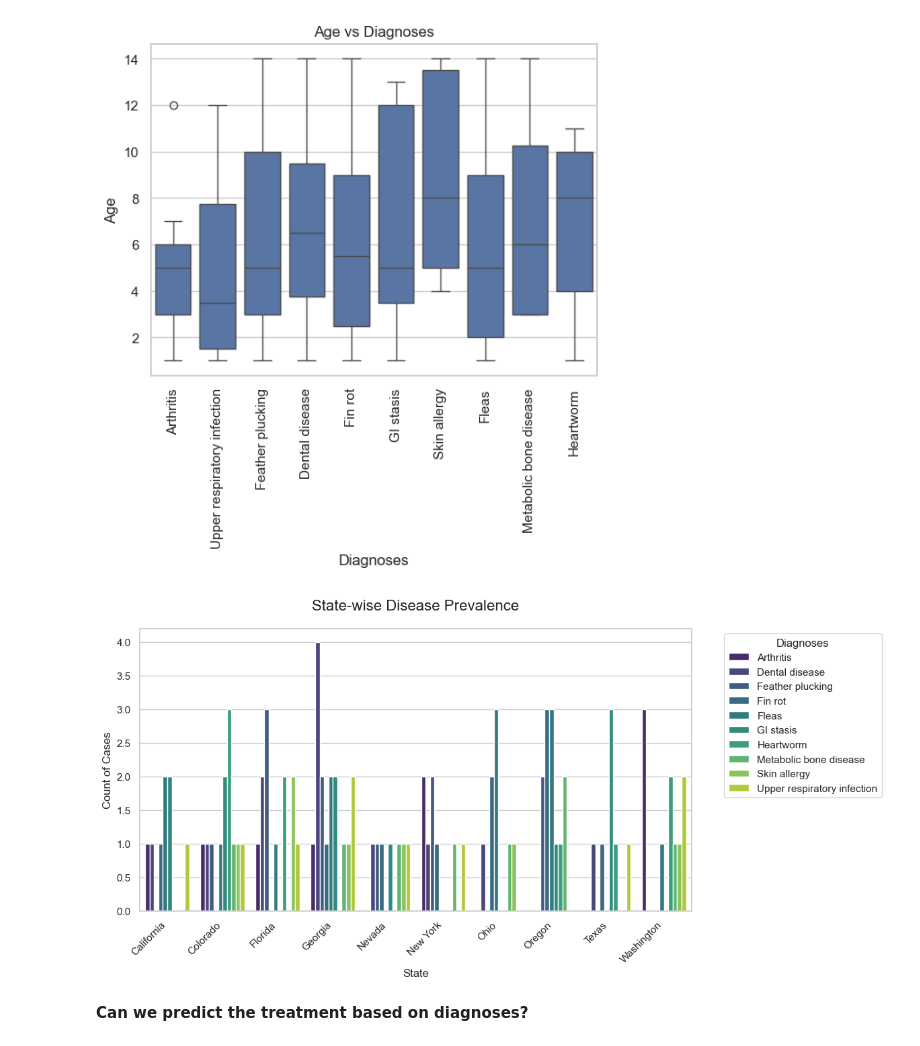
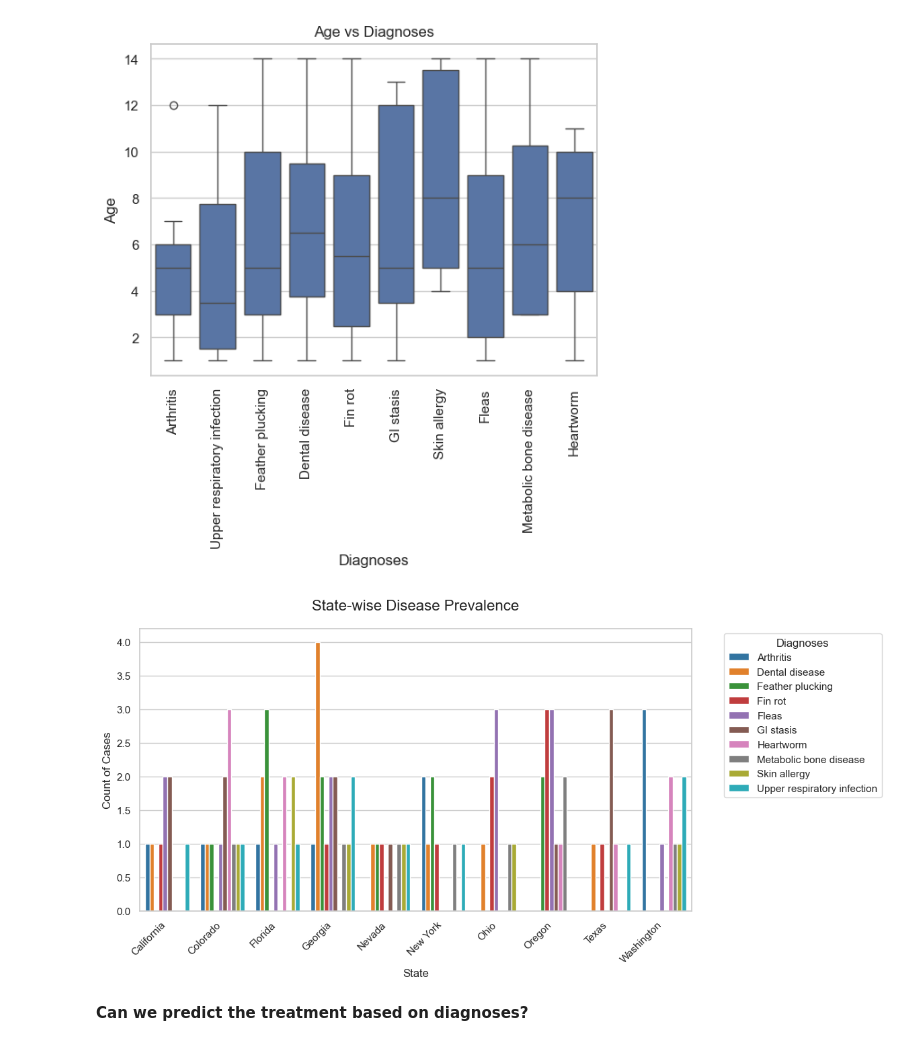
Before and after one commit to Neerson/Veterinary-project, a Jupyter notebook: Vert.ipynb, the cells around one changed output. Cells and saved outputs as stored; diff of their text form; code cells hidden in the pictures.

Commit message:
feat: Improve state-wise disease prevalence visualization
- Switched to a high-contrast color palette (`tab10`) to better distinguish between diagnoses in the grouped bar plot.
- Added an alternative visualization using faceted bar plots for clearer separation of diagnoses.
- Improved readability with titles, labels, and rotated x-axis labels.

```diff
--- a/Vert.ipynb
+++ b/Vert.ipynb
@@ -272,43 +272,37 @@ plt.show()
 # %% [output]
 [figure]
 # %%
-# let's Create a pivot table to count disease prevalence by state
-disease_pivot = df.pivot_table(index="State", columns="Diagnoses", aggfunc="size", fill_value=0)
-
-# Melt the pivot table for better visualization with seaborn
-disease_melted = disease_pivot.reset_index().melt(id_vars="State", var_name="Diagnoses", value_name="Count")
-
 # Set up the visualization
 plt.figure(figsize=(12, 6))  # Adjust figure size for better readability
 sns.set_theme(style="whitegrid")  # Use a clean grid style
 
-# Create a grouped bar plot
+# Create a grouped bar plot with a distinct color palette
 sns.barplot(
     data=disease_melted,
     x="State",  # X-axis: State
     y="Count",  # Y-axis: Count of diseases
     hue="Diagnoses",  # Group bars by Diagnoses
-    palette="viridis",  # Use a visually appealing color palette
+    palette="tab10",  # Use a high-contrast color palette
 )
 
 # Add plot title and labels
 plt.title("State-wise Disease Prevalence", fontsize=16, pad=20)
 plt.xlabel("State", fontsize=12)
 plt.ylabel("Count of Cases", fontsize=12)
 
 # Rotate x-axis labels for better readability
 plt.xticks(rotation=45, ha="right")
 
 # Add a legend to distinguish diagnoses
 plt.legend(title="Diagnoses", bbox_to_anchor=(1.05, 1), loc="upper left")
 
 # Adjust layout to prevent overlapping elements
 plt.tight_layout()
 
 # Display the plot
 plt.show()
 # %% [output]
-[figure, old version]
+[figure, new version]
 # %% [markdown]
 **Can we predict the treatment based on diagnoses?**
 # %%
```
